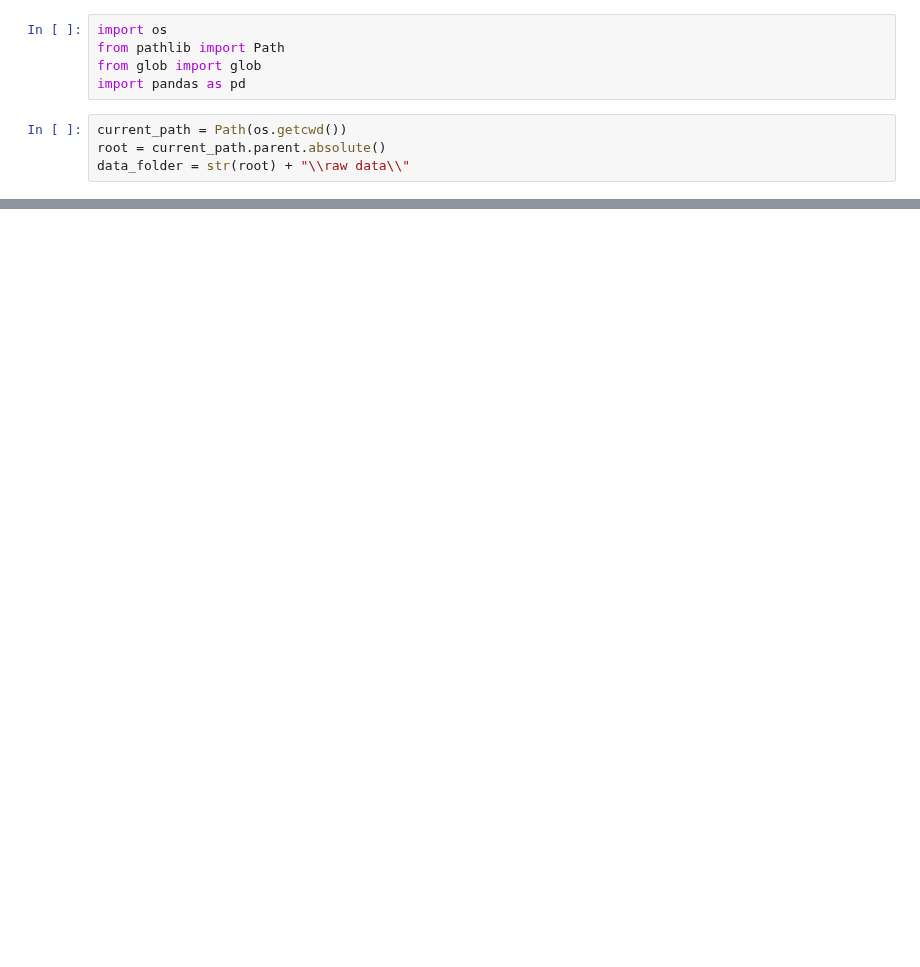
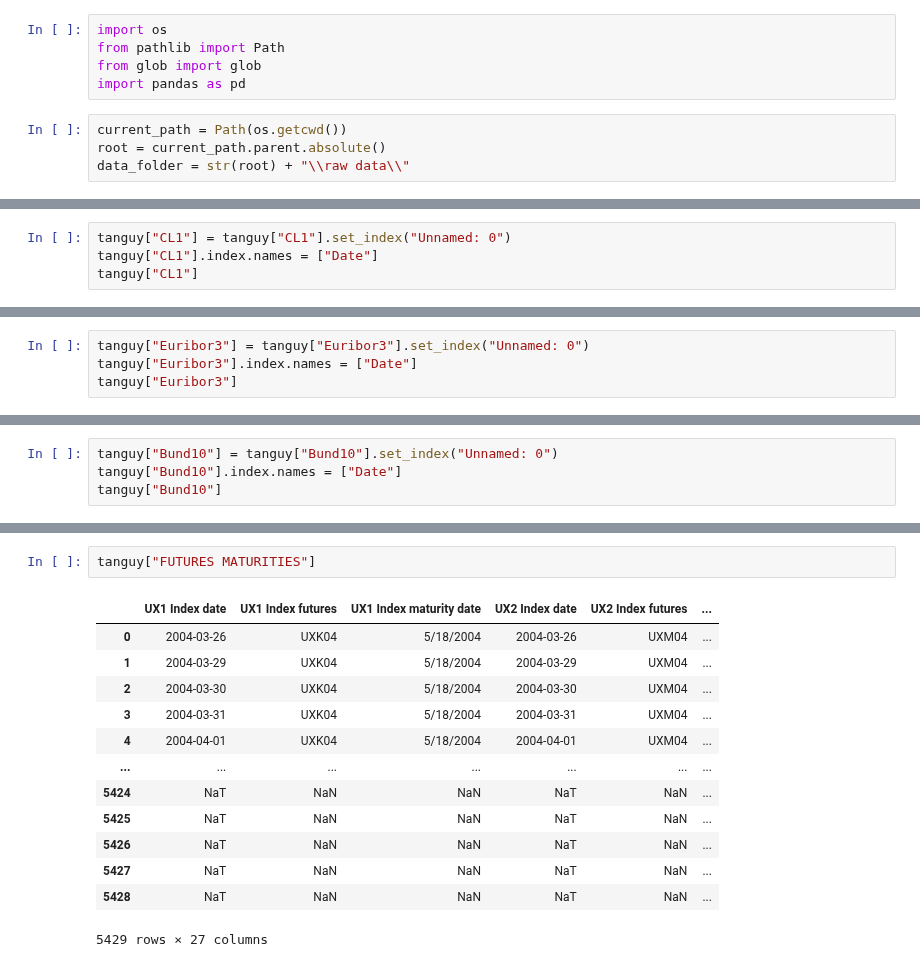
Before and after one commit to g0bel1n/VIX_predictions, a Jupyter notebook: data_treatment/data_merging.ipynb, the cells around one changed output, grey strips where cells are left out. Drawn from its saved outputs; the diff is of its cells as text; blank space fills up the shorter version.

```diff
--- a/data_treatment/data_merging.ipynb
+++ b/data_treatment/data_merging.ipynb
@@ -65,0 +102,4 @@ F-F_ST_Reversal_Factor_daily
+# %%
+tanguy["CL1"] = tanguy["CL1"].set_index("Unnamed: 0")
+tanguy["CL1"].index.names = ["Date"]
+tanguy["CL1"]
@@ -65,0 +121,4 @@ F-F_ST_Reversal_Factor_daily
+# %%
+tanguy["Euribor3"] = tanguy["Euribor3"].set_index("Unnamed: 0")
+tanguy["Euribor3"].index.names = ["Date"]
+tanguy["Euribor3"]
@@ -65,0 +127,4 @@ F-F_ST_Reversal_Factor_daily
+# %%
+tanguy["Bund10"] = tanguy["Bund10"].set_index("Unnamed: 0")
+tanguy["Bund10"].index.names = ["Date"]
+tanguy["Bund10"]
@@ -65,0 +146,16 @@ F-F_ST_Reversal_Factor_daily
+# %%
+tanguy["FUTURES MATURITIES"]
+# %% [output]
+|  | UX1 Index date | UX1 Index futures | UX1 Index maturity date | UX2 Index date | UX2 Index futures | ... |
+| 0 | 2004-03-26 | UXK04 | 5/18/2004 | 2004-03-26 | UXM04 | ... |
+| 1 | 2004-03-29 | UXK04 | 5/18/2004 | 2004-03-29 | UXM04 | ... |
+| 2 | 2004-03-30 | UXK04 | 5/18/2004 | 2004-03-30 | UXM04 | ... |
+| 3 | 2004-03-31 | UXK04 | 5/18/2004 | 2004-03-31 | UXM04 | ... |
+| 4 | 2004-04-01 | UXK04 | 5/18/2004 | 2004-04-01 | UXM04 | ... |
+| ... | ... | ... | ... | ... | ... | ... |
+| 5424 | NaT | NaN | NaN | NaT | NaN | ... |
+| 5425 | NaT | NaN | NaN | NaT | NaN | ... |
+| 5426 | NaT | NaN | NaN | NaT | NaN | ... |
+| 5427 | NaT | NaN | NaN | NaT | NaN | ... |
+| 5428 | NaT | NaN | NaN | NaT | NaN | ... |
+5429 rows × 27 columns
```
Also changed, not shown: parts of 7 cells of this notebook.
